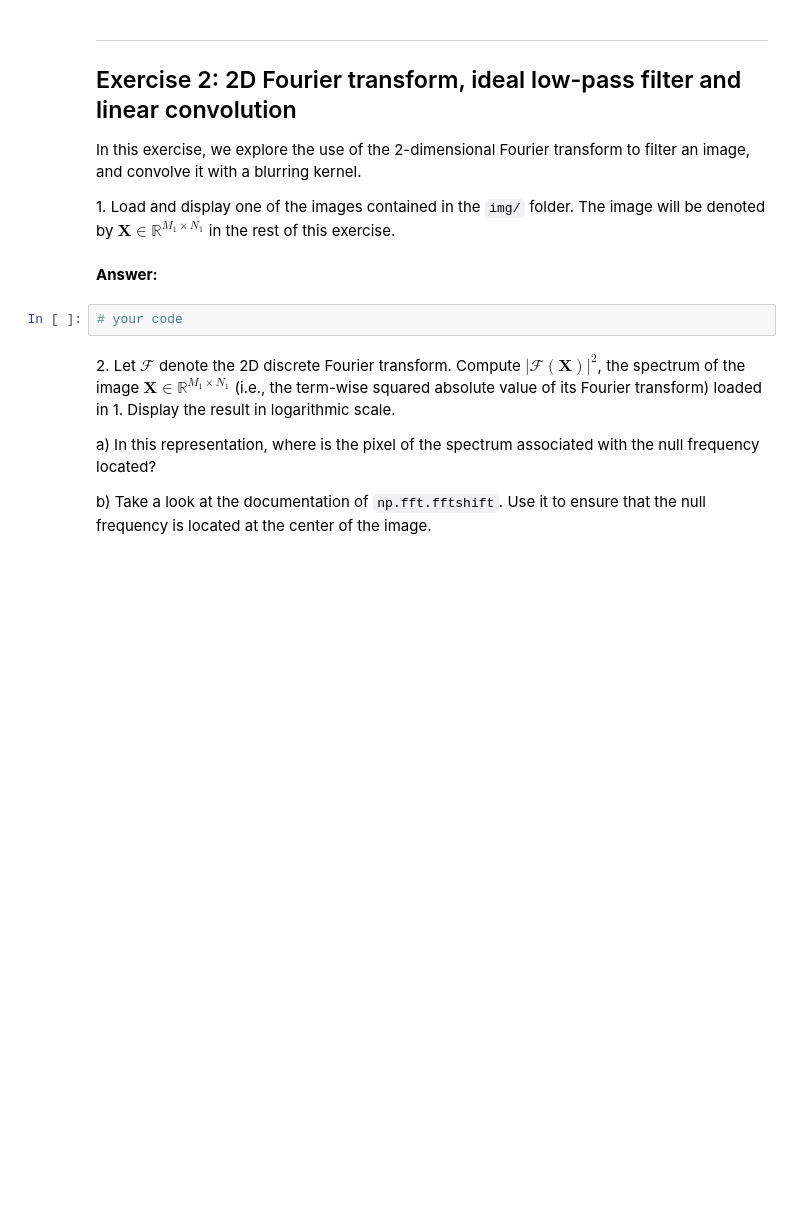
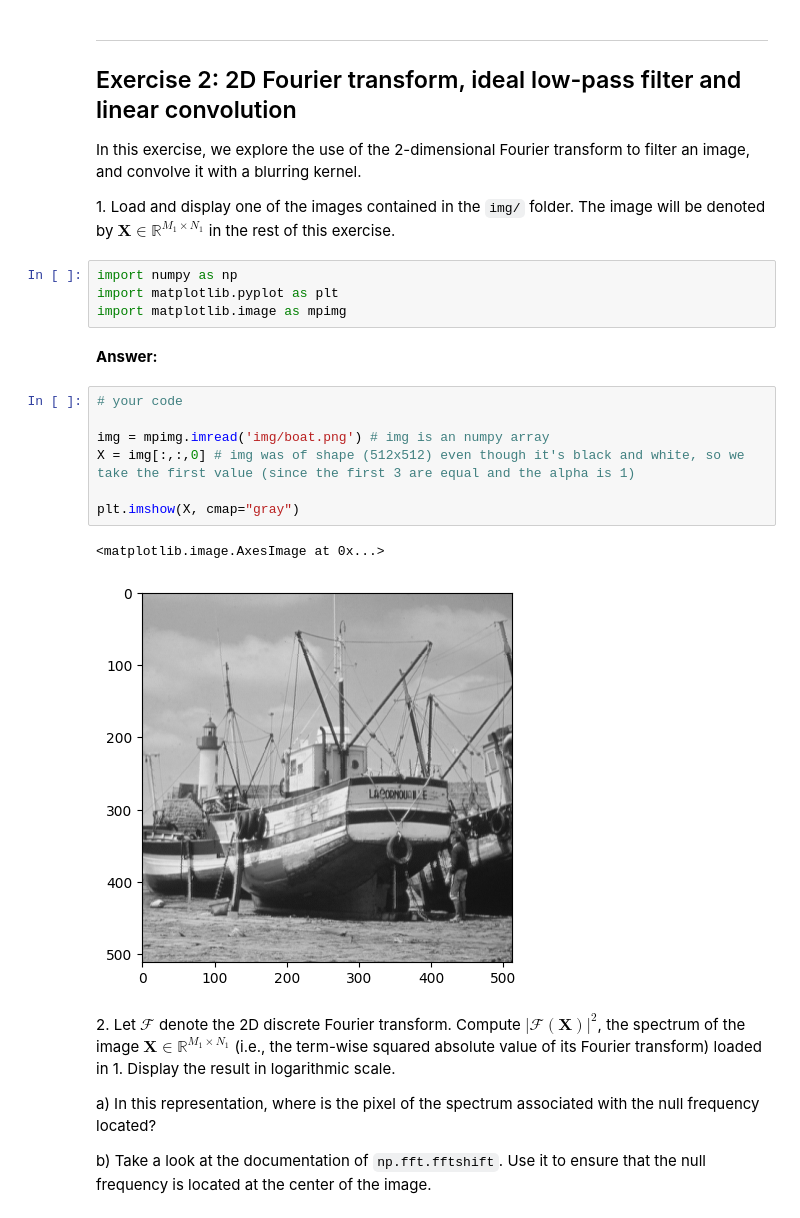
Before and after one commit to remsitoo/python_sdia, a Jupyter notebook: Labs/Lab3/lab3.ipynb, the cells around one changed output. Cells and saved outputs as stored; diff of their text form; blank space fills up the shorter version.

```diff
--- a/Labs/Lab3/lab3.ipynb
+++ b/Labs/Lab3/lab3.ipynb
@@ -240,10 +240,22 @@ plt.show()
 In this exercise, we explore the use of the 2-dimensional Fourier transform to filter an image, and convolve it with a blurring kernel.
 
 1\. Load and display one of the images contained in the `img/` folder. The image will be denoted by $\mathbf{X} \in \mathbb{R}^{M_1 \times N_1}$ in the rest of this exercise.
+# %%
+import numpy as np
+import matplotlib.pyplot as plt
+import matplotlib.image as mpimg
 # %% [markdown]
 **Answer:**
-# %%
-# your code
+# %%
+# your code
+
+img = mpimg.imread('img/boat.png') # img is an numpy array
+X = img[:,:,0] # img was of shape (512x512) even though it's black and white, so we take the first value (since the first 3 are equal and the alpha is 1)
+
+plt.imshow(X, cmap="gray")
+# %% [output]
+<matplotlib.image.AxesImage at 0x...>
+[figure, added]
 # %% [markdown]
 2\. Let $\mathcal{F}$ denote the 2D discrete Fourier transform. Compute $|\mathcal{F}(\mathbf{X})|^2$, the spectrum of the image $\mathbf{X} \in \mathbb{R}^{M_1 \times N_1}$ (i.e., the term-wise squared absolute value of its Fourier transform) loaded in 1. Display the result in logarithmic scale.
 
```
Also changed, not shown: parts of 11 cells of this notebook.
